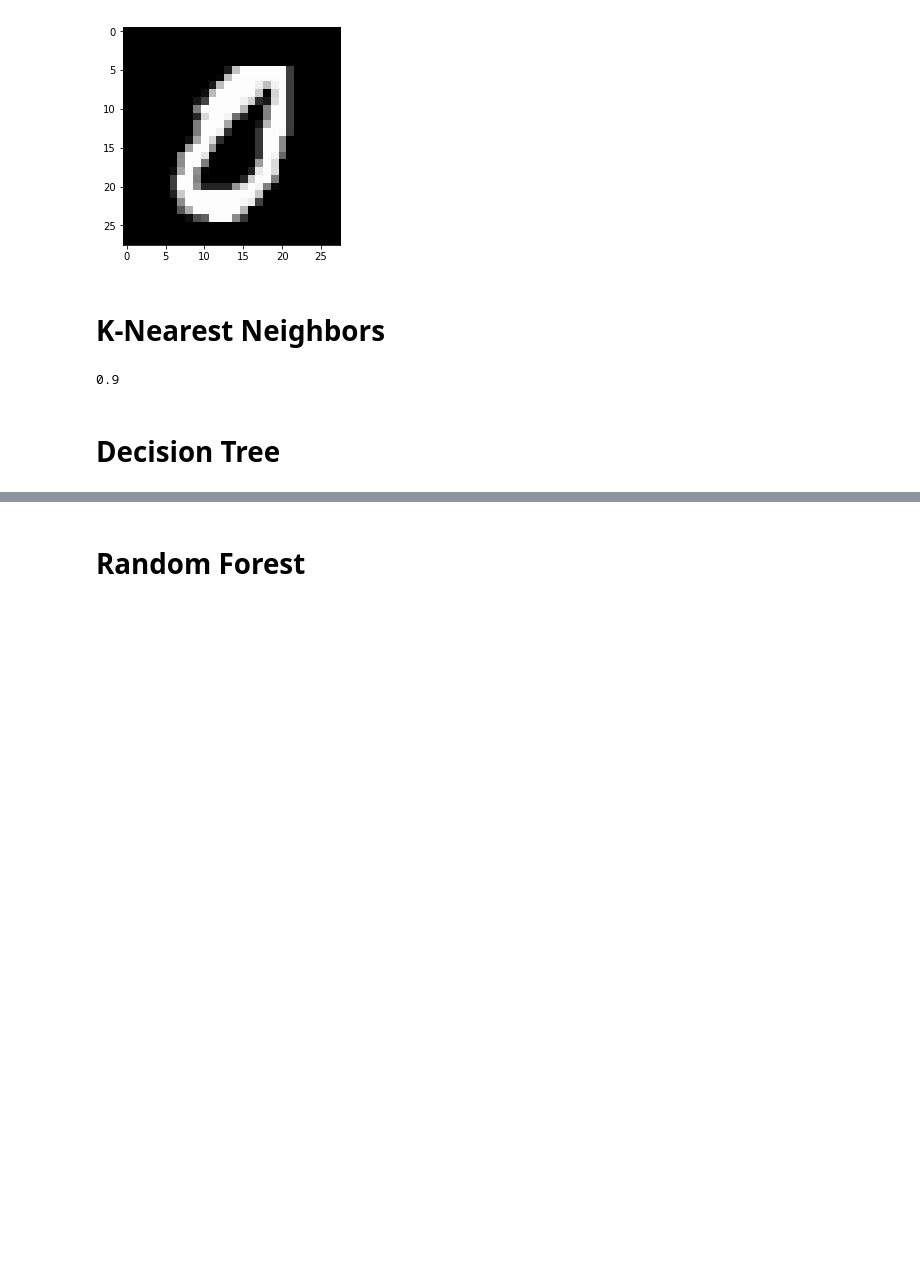
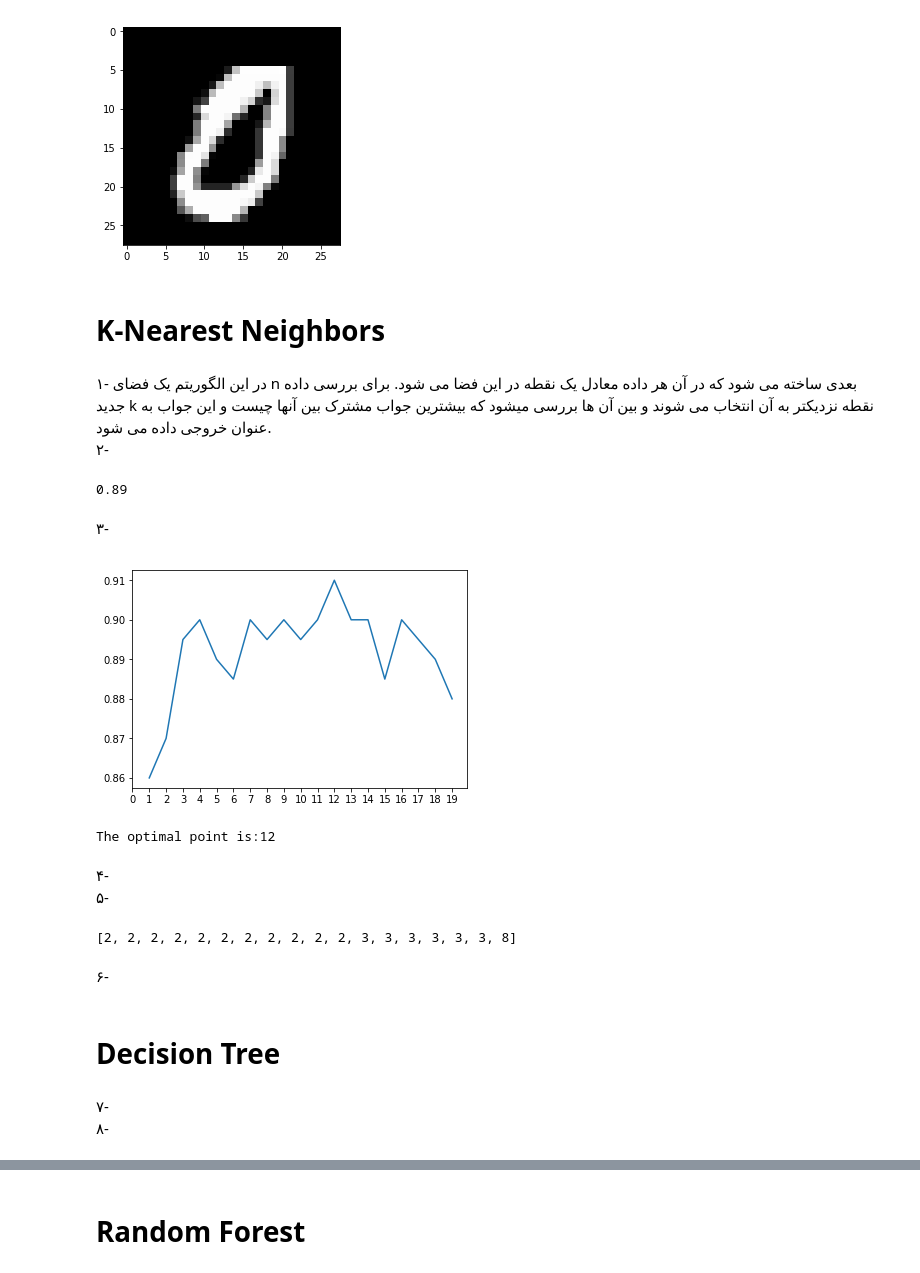
Before and after one commit to mohalisad/ai, a Jupyter notebook: 4/MNIST.ipynb, the cells around one changed output, grey strips where cells are left out. Drawn from its saved outputs; the diff is of its cells as text; code cells hidden in the pictures; blank space fills up the shorter version.

```diff
--- a/4/MNIST.ipynb
+++ b/4/MNIST.ipynb
@@ -68,16 +79,66 @@ print_img(vector_to_arr(train_data.values[i]))
 [figure]
 # %% [markdown]
 # <div class = "center blue">K-Nearest Neighbors</div>
+# %% [markdown]
+<div class="farsi justify">
+    ۱- در این الگوریتم یک فضای n بعدی ساخته می شود که در آن هر داده معادل یک نقطه در این فضا می شود. برای  بررسی داده جدید  k نقطه نزدیکتر به آن انتخاب می شوند و بین آن ها بررسی میشود که بیشترین جواب مشترک بین آنها چیست و این جواب به عنوان خروجی داده می شود.
+<br/>
+    ۲-
+</div>
 # %%
 from sklearn.neighbors import KNeighborsClassifier
-knc = KNeighborsClassifier(4)
+knc = KNeighborsClassifier(18)
 knc.fit(train_data.values,train_label[0].values)
 perdicted = knc.predict(test_data.values)
 print(calc_grade(perdicted))
 # %% [output]
-0.9
+0.89
+# %% [markdown]
+<div class="farsi justify">
+    ۳-
+</div>
+# %%
+results = {}
+for i in range(1,20):
+    temp = KNeighborsClassifier(i)
+    temp.fit(train_data.values,train_label[0].values)
+    results[i] = calc_grade(temp.predict(test_data.values))
+lists = results.items()
+x, y = zip(*lists)
+plt.plot(x, y)
+plt.xticks(np.arange(0, 20, 1))
+plt.show()
+print("The optimal point is:"+str(max(results.items(), key=lambda x:x[1])[0]))
+# %% [output]
+[figure, added]
+The optimal point is:12
+# %% [markdown]
+<div class="farsi justify">
+    ۴-
+    <br/>
+    ۵-
+</div>
+# %%
+neighbors = knc.kneighbors_graph([test_data.values[50]]).toarray().tolist()[0]
+nears = []
+for i in range(len(neighbors)):
+    if neighbors[i] > 0:
+        nears.append(train_label.values[i][0])
+print(nears)
+# %% [output]
+[2, 2, 2, 2, 2, 2, 2, 2, 2, 2, 2, 3, 3, 3, 3, 3, 3, 8]
+# %% [markdown]
+<div class="farsi justify">
+    ۶-
+</div>
 # %% [markdown]
 # <div class = "center blue">Decision Tree</div>
+# %% [markdown]
+<div class="farsi justify">
+    ۷-
+    <br/>
+    ۸-
+</div>
 # %%
 from sklearn import tree
 dtc = tree.DecisionTreeClassifier(max_depth = 3)
```
Also changed, not shown: parts of 10 cells of this notebook.
